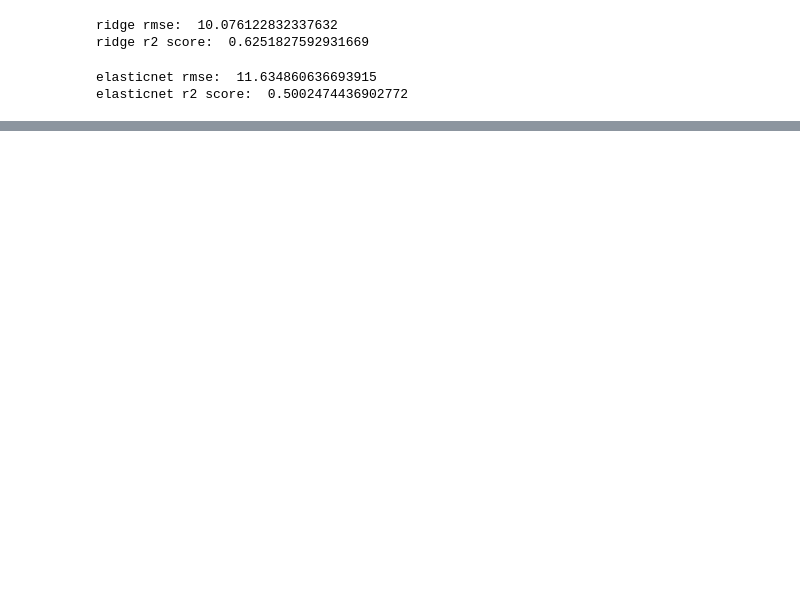
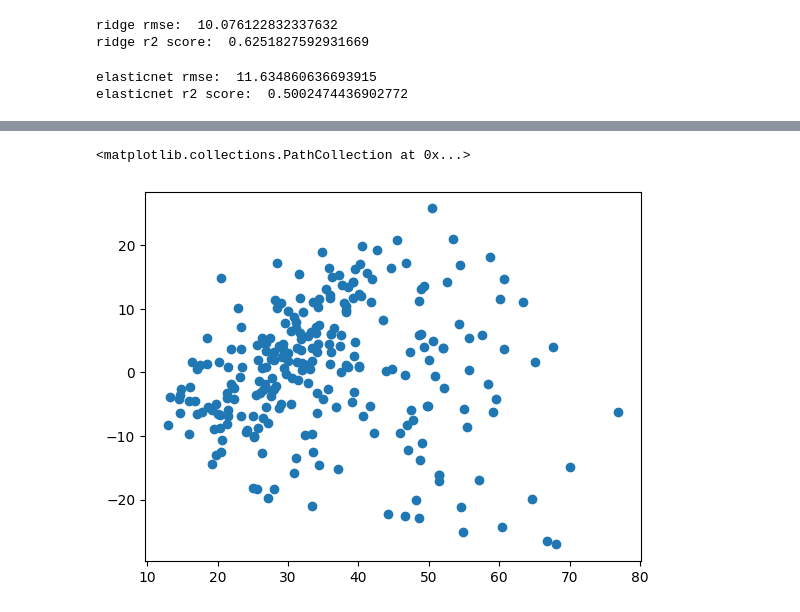
Before and after one commit to Digvijay010606/data_science_learning_projects, a Jupyter notebook: concrete_compressive_strength/main.ipynb, the cells around one changed output, grey strips where cells are left out. Drawn from its saved outputs; the diff is of its cells as text; code cells hidden in the pictures; blank space fills up the shorter version.

```diff
--- a/concrete_compressive_strength/main.ipynb
+++ b/concrete_compressive_strength/main.ipynb
@@ -210,0 +222,5 @@ elasticnet r2 score:  0.5002474436902772
+# %%
+plt.scatter(y_pred_linear_regression, residuals)
+# %% [output]
+<matplotlib.collections.PathCollection at 0x...>
+[figure, added]
```
Also changed, not shown: parts of 5 cells of this notebook.
